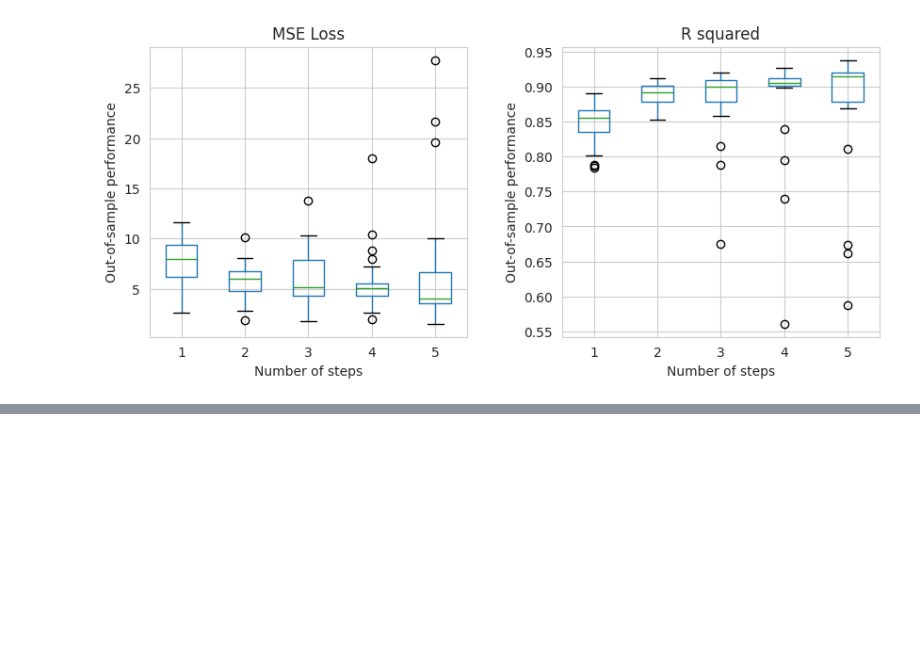
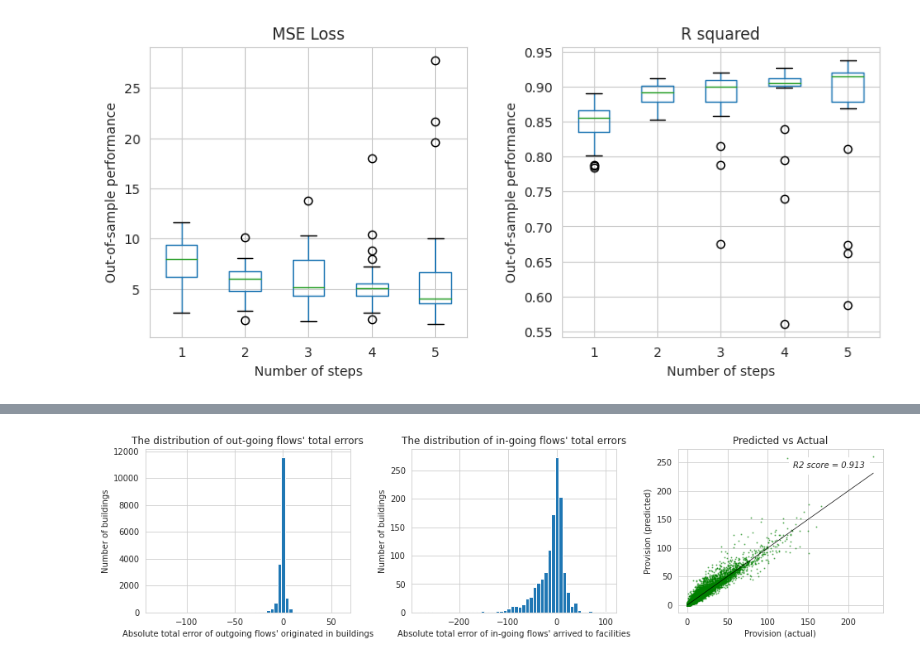
Before and after one commit to RitaMargari/urban-facilities-provision, a Jupyter notebook: main.ipynb, the cells around one changed output, grey strips where cells are left out. Cells and saved outputs as stored; diff of their text form; code cells hidden in the pictures; blank space fills up the shorter version.

```diff
--- a/main.ipynb
+++ b/main.ipynb
@@ -476,34 +478,33 @@ for i in tqdm(range(1)):
 # %%
 # cross validation
 
-import gnn
+import modules.gnn as gnn
 
 output = "output/metrics/metrics_dcgm_norm_layers_repeated.json"
 
 gnn_param ={"input_dim":2, "hidden_dim": 32, "dropout": 0.25}
-fnn_param_v1 = {"input_dim": 32 * 2 + 5, "hidden_dim": 64, "output_dim": 1, "num_layers": 4, "dropout": 0.20}
-fnn_param_v3 = {"input_dim": 32 * 2 + 5, "hidden_dim_1": 64, "hidden_dim_2": 64, "output_dim": 1, "num_layers": 2,
+fnn_param_v2 = {"input_dim": 32 * 2 + 5, "hidden_dim_1": 64, "hidden_dim_2": 64, "output_dim": 1, "num_layers": 2,
                 "num_layers_norm": 0, "dropout": 0.20}
 
-vnn_models = {"gnn_vnn_v3": [gnn.FNNStack_v3, fnn_param_v3]}
+fnn_models = {"gnn_vnn_v3": [gnn.FNNStack_v2, fnn_param_v2]}
 
 collected_metrics = []
 for k in tqdm(range(5)):
     dataset = dataset_dcgm.shuffle()
-    fnn_param_v3["num_layers_norm"] = 0
+    fnn_param_v2["num_layers_norm"] = 0
     for i in tqdm(range(5)):
-        fnn_param_v3["num_layers_norm"] += 1
-        for model_name, model in vnn_models.items():
+        fnn_param_v2["num_layers_norm"] += 1
+        for model_name, model in fnn_models.items():
 
             print(model_name)
-            vnn_model, vnn_param = model
+            fnn_model, fnn_param = model
 
-            metrics = cross_validation(
+            metrics, y = cross_validation(
                 dataset=dataset,
                 num_folds=5,
                 model_type="gnn+fnn",
-                model=[gnn.GNNStack, vnn_model],
-                model_param=[gnn_param, vnn_param],
+                model=[gnn.GNNStack, fnn_model],
+                model_param=[gnn_param, fnn_param],
                 train_func=gnn.train_func,
                 val_func=gnn.val_func,
                 logs=True,
@@ -558,0 +665,4 @@ plt.show()
+# %%
+get_provision_plots(y_dcgm, dataset_dcgm_shuffled)
+# %% [output]
+[figure, added]
```
Also changed, not shown: parts of 13 cells of this notebook, 9 other files.
